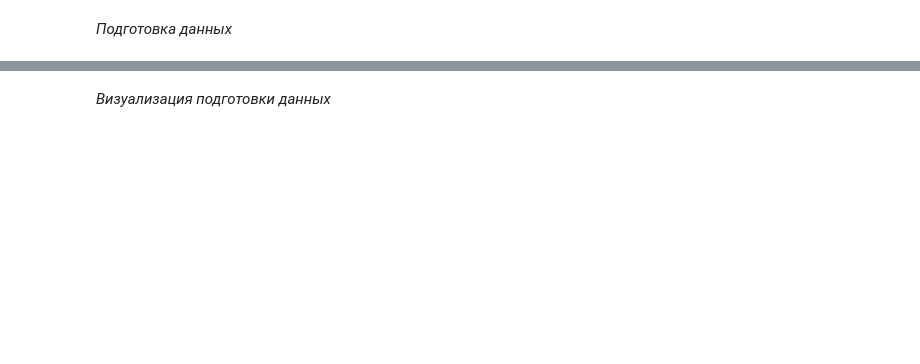
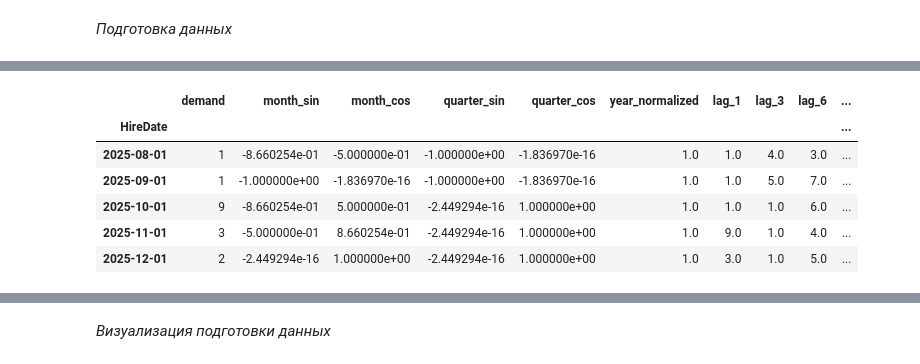
Before and after one commit to Slavik993/Explytacionnaya_Practica_Machine_Learning_5semestr, a Jupyter notebook: Shebanov_V15.ipynb, the cells around one changed output, grey strips where cells are left out. Saved outputs shown, nothing was run; the diff lists cells and outputs as text; code cells hidden in the pictures; blank space fills up the shorter version.

```diff
--- a/Shebanov_V15.ipynb
+++ b/Shebanov_V15.ipynb
@@ -222,0 +424,73 @@ X_train: (48, 12, 8), X_test: (12, 12, 8)
+# %%
+from sklearn.preprocessing import MinMaxScaler
+import numpy as np
+import pandas as pd
+
+def create_features_advanced(df):
+    df = df.copy()
+
+    # 1. Синусоидальные признаки месяца
+    df['month_sin'] = np.sin(2 * np.pi * df.index.month / 12)
+    df['month_cos'] = np.cos(2 * np.pi * df.index.month / 12)
+
+    # 2. Квартал
+    df['quarter_sin'] = np.sin(2 * np.pi * df.index.quarter / 4)
+    df['quarter_cos'] = np.cos(2 * np.pi * df.index.quarter / 4)
+
+    # 3. Год
+    df['year_normalized'] = (df.index.year - df.index.year.min()) / (df.index.year.max() - df.index.year.min())
+
+    # 4. Лаги
+    df['lag_1'] = df['demand'].shift(1)
+    df['lag_3'] = df['demand'].shift(3)
+    df['lag_6'] = df['demand'].shift(6)
+    df['lag_12'] = df['demand'].shift(12)
+
+    # 5. Скользящие статистики
+    df['rolling_mean_3'] = df['demand'].rolling(3).mean()
+    df['rolling_mean_12'] = df['demand'].rolling(12).mean()
+    df['rolling_std_12'] = df['demand'].rolling(12).std()
+
+    # 6. Тренд
+    df['trend'] = np.arange(len(df)) / len(df)  # линейный тренд от 0 до 1
+
+    return df.dropna()
+
+# ПРИМЕНЯЕМ
+df_features = create_features_advanced(df)
+print("Улучшенные фичи добавлены:")
+display(df_features.tail())
+
+# === МАСШТАБИРОВАНИЕ (ТОЛЬКО ОДНО!) ===
+scaler = MinMaxScaler()
+
+# Всё вместе масштабируем (кроме target отдельно)
+data_scaled = scaler.fit_transform(df_features)
+
+# Разделяем обратно
+target_scaled = data_scaled[:, 0:1]        # demand — первая колонка
+features_scaled = data_scaled[:, 1:]        # все остальные фичи
+
+print(f"Данные масштабированы: {data_scaled.shape}")
+
+# === СОЗДАНИЕ ПОСЛЕДОВАТЕЛЬНОСТЕЙ (УВЕЛИЧИВАЕМ ДЛИНУ!) ===
+SEQ_LENGTH = 24  # ← теперь 24 месяца (2 года) — лучше ловит долгосрочные тренды
+
+def create_sequences(target, features, seq_length=24):
+    X, y = [], []
+    for i in range(seq_length, len(target)):
+        X.append(np.hstack([target[i-seq_length:i], features[i-seq_length:i]]))
+        y.append(target[i])
+    return np.array(X), np.array(y)
+
+X, y = create_sequences(target_scaled, features_scaled, SEQ_LENGTH)
+
+# Разделение (80/20)
+train_size = int(0.8 * len(X))
+X_train, X_test = X[:train_size], X[train_size:]
+y_train, y_test = y[:train_size], y[train_size:]
+
+print(f"ГОТОВО!")
+print(f"X_train: {X_train.shape} | X_test: {X_test.shape}")
+print(f"Каждая последовательность содержит {X_train.shape[2]} фичей")
+# %% [output]
@@ -222,0 +498,7 @@ X_train: (48, 12, 8), X_test: (12, 12, 8)
+|  | demand | month_sin | month_cos | quarter_sin | quarter_cos | year_normalized | lag_1 | lag_3 | lag_6 | ... |
+| HireDate |  |  |  |  |  |  |  |  |  | ... |
+| 2025-08-01 | 1 | -8.660254e-01 | -5.000000e-01 | -1.000000e+00 | -1.836970e-16 | 1.0 | 1.0 | 4.0 | 3.0 | ... |
+| 2025-09-01 | 1 | -1.000000e+00 | -1.836970e-16 | -1.000000e+00 | -1.836970e-16 | 1.0 | 1.0 | 5.0 | 7.0 | ... |
+| 2025-10-01 | 9 | -8.660254e-01 | 5.000000e-01 | -2.449294e-16 | 1.000000e+00 | 1.0 | 1.0 | 1.0 | 6.0 | ... |
+| 2025-11-01 | 3 | -5.000000e-01 | 8.660254e-01 | -2.449294e-16 | 1.000000e+00 | 1.0 | 9.0 | 1.0 | 4.0 | ... |
+| 2025-12-01 | 2 | -2.449294e-16 | 1.000000e+00 | -2.449294e-16 | 1.000000e+00 | 1.0 | 3.0 | 1.0 | 5.0 | ... |
```
Also changed, not shown: parts of 30 cells of this notebook, 41 other files.
